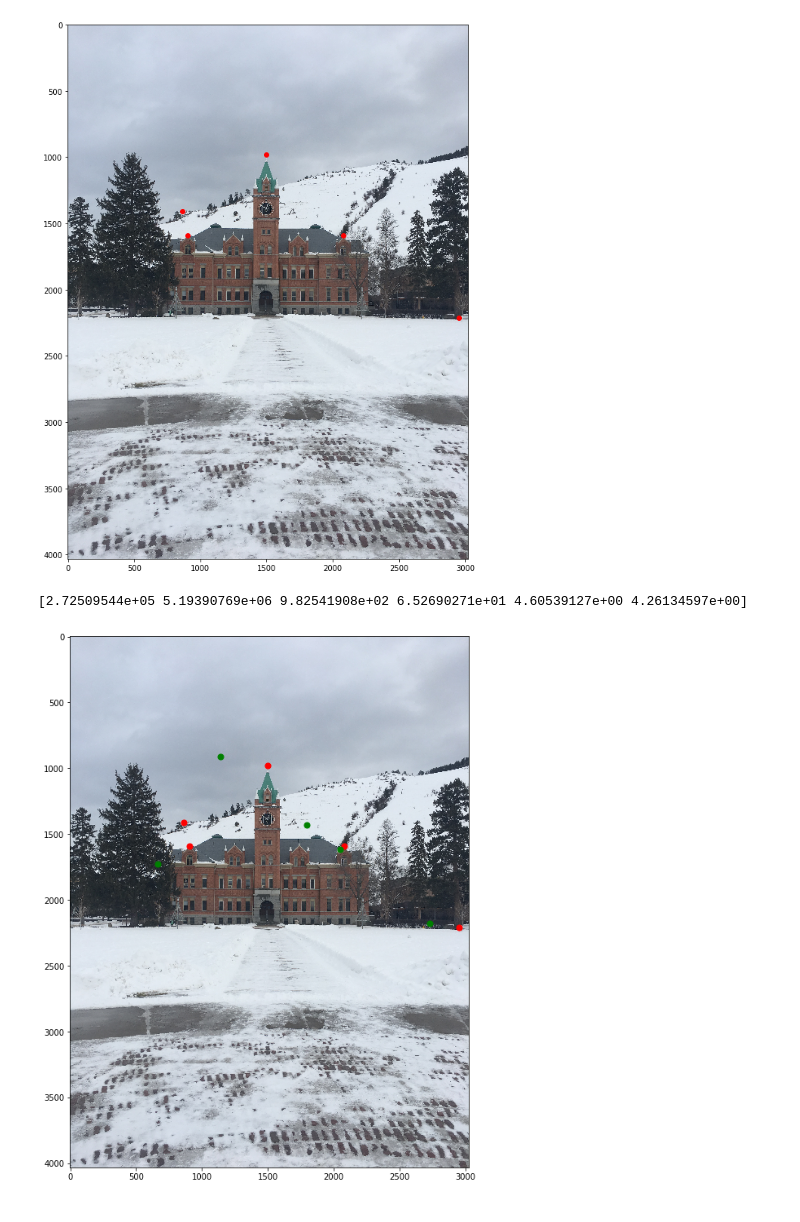
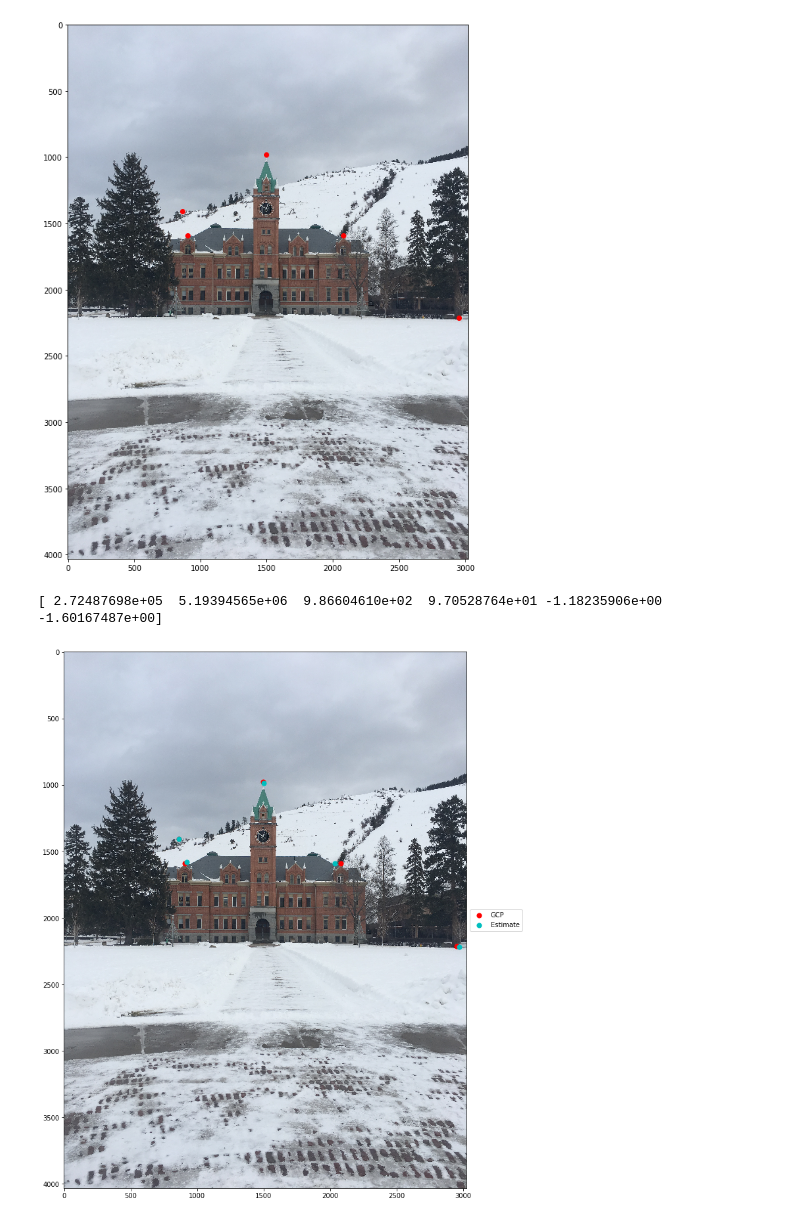
Before and after one commit to luckek/project_1, a Jupyter notebook: project_description.ipynb, the cells around one changed output. Drawn from its saved outputs; the diff is of its cells as text; code cells hidden in the pictures.

Commit message:
Fix points, refactor and clean up

```diff
--- a/project_description.ipynb
+++ b/project_description.ipynb
@@ -174,10 +217,2 @@ identify -verbose img_oval.JPG | grep "exif:" | grep 35mm
 # %% [markdown]
 phone cameras typically report focal length in 35mm equivalent.  Confusingly, to get focal length in pixels, divide this number by *36*, then multiply by the width of the image in pixels.  Hence, for this image, the focal length is
-# %%
-f_length_35 = 29
-img_width = 3024
-img_height = 4032
-
-f_length = f_length_35/36*img_width
-print(f_length)
-sensor_size = (img_width, img_height)
@@ -228,18 +240,29 @@ sensor_size = (img_width, img_height)
 cam = Camera()
 cam.f = f_length
 cam.sensor_size = sensor_size
-# %%
-cam.p0 = np.array([272461, 5193942, 982, 90, 0, 0])
-cam.estimate_pose(ene, uv)
-print(cam.p)
-# %% [output]
-[2.72509544e+05 5.19390769e+06 9.82541908e+02 6.52690271e+01 4.60539127e+00 4.26134597e+00]
+# %%
+# Use one of the points as a basis for the initial guess
+ene0 = ene[:, 0].tolist()
+# Shift back to make sure all points are on the sensor
+ene0[0] -= 1000
+
+p0 = ene0
+# Assume looking straight East
+p0.extend([90, 0, 0])
+
+cam.p0 = np.array(p0)
+cam.estimate_pose(ene, uv)
+print(cam.p)
+# %% [output]
+[ 2.72487698e+05  5.19394565e+06  9.86604610e+02  9.70528764e+01 -1.18235906e+00 -1.60167487e+00]
 # %%
+# Visually test the fit
 puv = cam.ene_to_camera(ene)
-plt.figure(figsize=(12, 12))
+plt.figure(figsize=(15, 15))
 plt.imshow(img_base)
-plt.scatter(u, v, color='r', s=50)
-plt.scatter(puv[0], puv[1], color='g', s=50)
+plt.scatter(u, v, color='r', s=50, label="GCP")
+plt.scatter(puv[0], puv[1], color='c', s=50, label="Estimate")
+plt.legend(loc='center left', bbox_to_anchor=(1, 0.5))
 plt.show()
 # %% [output]
-[figure, old version]
+[figure, new version]
```
Also changed, not shown: parts of 7 cells of this notebook, 1 other file.
